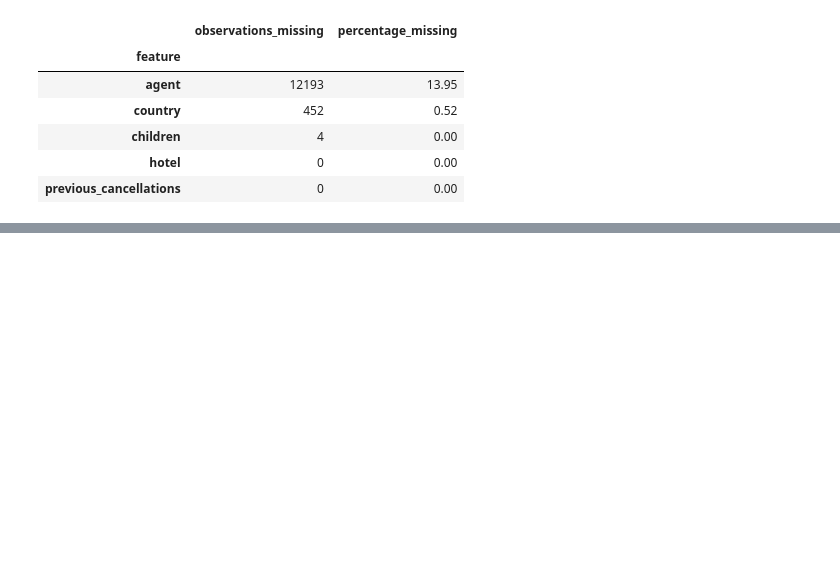
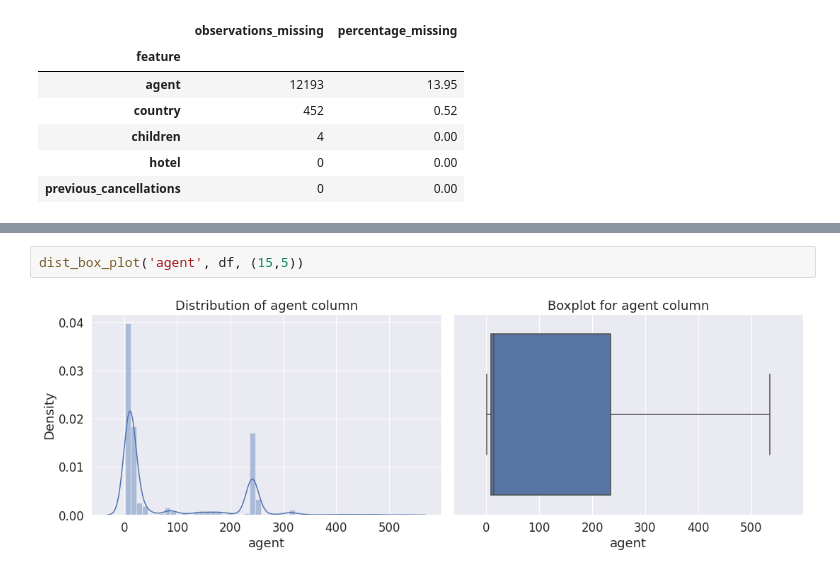
Before and after one commit to RanojoyBiswas/Hotel-Booking-Analysis-EDA-, a Jupyter notebook: Hotel_Booking_Analysis.ipynb, the cells around one changed output, grey strips where cells are left out. Cells and saved outputs as stored; diff of their text form; blank space fills up the shorter version.

```diff
--- a/Hotel_Booking_Analysis.ipynb
+++ b/Hotel_Booking_Analysis.ipynb
@@ -244,0 +286,4 @@ missing.sort_values('observations_missing', ascending = False).head(5)
+# %%
+dist_box_plot('agent', df, (15,5))
+# %% [output]
+[figure, added]
```
Also changed, not shown: parts of 27 cells of this notebook.
